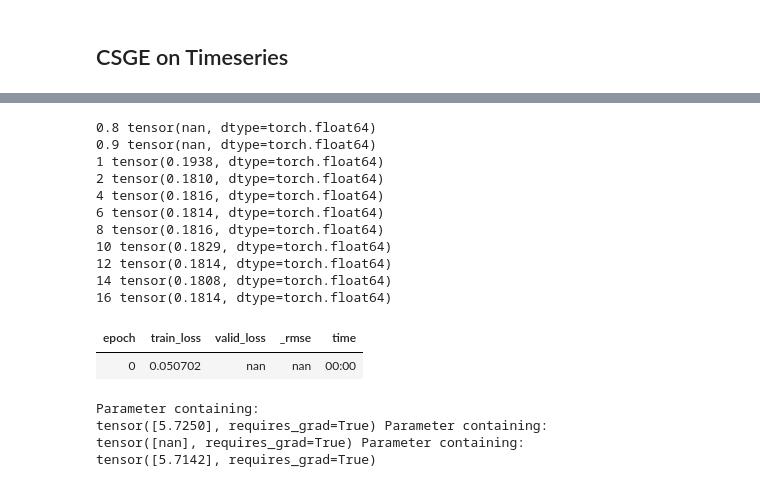
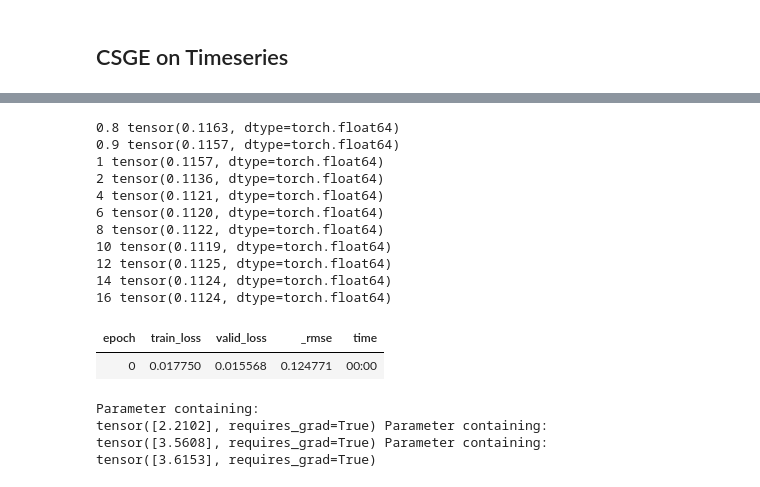
Before and after one commit to scribbler00/fastrenewables, a Jupyter notebook: nbs/15_ensemble_models.ipynb, the cells around one changed output, grey strips where cells are left out. Saved outputs shown, nothing was run; the diff lists cells and outputs as text; code cells hidden in the pictures.

```diff
--- a/nbs/15_ensemble_models.ipynb
+++ b/nbs/15_ensemble_models.ipynb
@@ -792,11 +764,10 @@ def turnOffTrackingStats(module):
 
 class CSGE(nn.Module):
     def __init__(self, source_models,
+                       local_error_estimator,
                        eta_global=10, eta_time=10, eta_local=10,
                  is_timeseries_model=False,
                  is_timeseries_data=False,
-                 use_elm=True,
-                 n_hidden=200,
                  ts_length=1):
         """
         """
@@ -804,10 +775,7 @@ class CSGE(nn.Module):
         self.source_models = np.array(source_models)
         self.is_timeseries_data = is_timeseries_data
         self.is_timeseries_model = is_timeseries_model
-
-        self.error_expectation_regressor = \
-            LocalErrorPredictor(len(source_models), use_elm=use_elm, n_hidden=n_hidden)
-
+        self.local_error_estimator = local_error_estimator
         self.conversion_to_tensor = convert_to_tensor_ts if self.is_timeseries_data else convert_to_tensor
 
         self.ts_length = ts_length
@@ -830,7 +798,6 @@ class CSGE(nn.Module):
                               self.source_models, convert_to_np=False)
 
             preds = _unflatten_to_ts(preds, self.ts_length, self.n_ensembles)
-
         return preds
 
     def create_error_matrix(self, preds, targets):
@@ -881,7 +848,7 @@ class CSGE(nn.Module):
 
             self.global_weights = get_global_weight(self.error_matrix, self.eta_global)
 
-            self.error_expectation_regressor.fit(conts, self.error_matrix)
+            self.local_error_estimator.fit(_flatten_ts(conts), _flatten_ts(self.error_matrix))
             self.local_weights = self.get_local_weight(conts)
 
             self.timedependent_weights = get_timedependent_weight(
@@ -900,12 +867,12 @@ class CSGE(nn.Module):
             assert self.n_ensembles == self.local_weights.shape[1]
             assert 3==len(self.local_weights.shape)
 
-            assert self.n_ensembles == csge_model.timedependent_weights.shape[0]
-            assert self.ts_length == csge_model.timedependent_weights.shape[1]
-            assert 2==len(csge_model.timedependent_weights.shape)
+            assert self.n_ensembles == self.timedependent_weights.shape[0]
+            assert self.ts_length == self.timedependent_weights.shape[1]
+            assert 2==len(self.timedependent_weights.shape)
 
     def get_local_weight(self, conts):
-        local_weights = get_local_weight(conts, self.error_expectation_regressor, self.eta_local)
+        local_weights = get_local_weight(_flatten_ts(conts), self.local_error_estimator, self.eta_local)
 
         local_weights = _unflatten_to_ts(local_weights, self.ts_length, self.n_ensembles)
 
@@ -937,6 +904,7 @@ class CSGE(nn.Module):
 
     def _predict(self, cats, conts):
         yhat = self.create_preds(cats, conts)
+
         self.local_weights = self.get_local_weight(conts)
 
         final_weights = self.calc_final_weights()
@@ -960,6 +928,7 @@ class CSGE(nn.Module):
 # %%
 for eta in [0.8,0.9,1,2,3,4,5,6,7,8,9,10,20]:
     csge_model = CSGE(source_models=[target_model_01, target_model_02],
+                      local_error_estimator=LocalErrorPredictor(2),
                      eta_global=eta, eta_local=eta, eta_time=eta)
 
     csge_model.fit(dls_target, ds_idx=1)
@@ -1139,9 +1108,8 @@ from fastrenewables.utils import filter_preds
 # %%
 for eta in [0.8,0.9,1,2,4,6,8,10,12,16]:
     csge_model = CSGE(source_models=[target_learner0.model, target_learner1.model],
+                      local_error_estimator=LocalErrorPredictor(2),
                      eta_global=eta, eta_local=eta, eta_time=eta,
-                      n_hidden=50,
-                      use_elm=True,
                       is_timeseries_data=True, is_timeseries_model=True,
                       ts_length=24)
 
@@ -1164,9 +1132,8 @@ for eta in [0.8,0.9,1,2,4,6,8,10,12,16]:
 # %%
 for eta in [0.8,0.9,1,2,4,6,8,10,12,14,16]:
     csge_model = CSGE(source_models=[learn_source0.model, learn_source1.model],
+                      local_error_estimator=LocalErrorPredictor(2),
                      eta_global=eta, eta_local=eta, eta_time=eta,
-                      n_hidden=50,
-                      use_elm=True,
                       is_timeseries_data=True, is_timeseries_model=True,
                       ts_length=24)
 
@@ -1176,36 +1143,40 @@ for eta in [0.8,0.9,1,2,4,6,8,10,12,14,16]:
 #     target, yhat = filter_preds(target.ravel(), yhat.ravel())
     print(eta, ((targets.ravel()-yhat.ravel())**2).mean()**0.5)
 # %% [output]
-0.8 tensor(nan, dtype=torch.float64)
-0.9 tensor(nan, dtype=torch.float64)
-1 tensor(0.1938, dtype=torch.float64)
-2 tensor(0.1810, dtype=torch.float64)
-4 tensor(0.1816, dtype=torch.float64)
-6 tensor(0.1814, dtype=torch.float64)
-8 tensor(0.1816, dtype=torch.float64)
-10 tensor(0.1829, dtype=torch.float64)
-12 tensor(0.1814, dtype=torch.float64)
-14 tensor(0.1808, dtype=torch.float64)
-16 tensor(0.1814, dtype=torch.float64)
+0.8 tensor(0.1163, dtype=torch.float64)
+0.9 tensor(0.1157, dtype=torch.float64)
+1 tensor(0.1157, dtype=torch.float64)
+2 tensor(0.1136, dtype=torch.float64)
+4 tensor(0.1121, dtype=torch.float64)
+6 tensor(0.1120, dtype=torch.float64)
+8 tensor(0.1122, dtype=torch.float64)
+10 tensor(0.1119, dtype=torch.float64)
+12 tensor(0.1125, dtype=torch.float64)
+14 tensor(0.1124, dtype=torch.float64)
+16 tensor(0.1124, dtype=torch.float64)
 # %%
 freeze(learn_source0.model)
 freeze(learn_source1.model)
-csge_model = CSGE(source_models=[learn_source0.model, learn_source1.model],
-                     eta_global=5, eta_local=5, eta_time=5,
-                      n_hidden=50,
-                      use_elm=False,
+
+source_models = [learn_source0.model, learn_source1.model]
+local_error_estimator  = LocalErrorPredictor(len(source_models), use_elm=True, n_hidden=20)
+
+csge_model = CSGE(source_models=source_models,
+                  local_error_estimator=local_error_estimator,
+                     eta_global=2, eta_local=2, eta_time=2,
                       is_timeseries_data=True, is_timeseries_model=True,
                       ts_length=24)
 csge_model.fit(dls_target, ds_idx=0)
 
-csge_learner = RenewableTimeseriesLearner(dls_target, csge_model, metrics=rmse)
-
-csge_learner.fit(1, lr=0.9)
+dls_target_re = copy.deepcopy(dls_target)
+dls_target_re[0].bs=16
+csge_learner = RenewableTimeseriesLearner(dls_target_re, csge_model, metrics=rmse)
+csge_learner.fit(1, lr=0.5)
 print(csge_model.eta_global,csge_model.eta_local, csge_model.eta_time)
 # %% [output]
 | epoch | train_loss | valid_loss | _rmse | time |
-| 0 | 0.050702 | nan | nan | 00:00 |
+| 0 | 0.017750 | 0.015568 | 0.124771 | 00:00 |
 Parameter containing:
-tensor([5.7250], requires_grad=True) Parameter containing:
-tensor([nan], requires_grad=True) Parameter containing:
-tensor([5.7142], requires_grad=True)
+tensor([2.2102], requires_grad=True) Parameter containing:
+tensor([3.5608], requires_grad=True) Parameter containing:
+tensor([3.6153], requires_grad=True)
```
Also changed, not shown: parts of 24 cells of this notebook, 5 other files.
